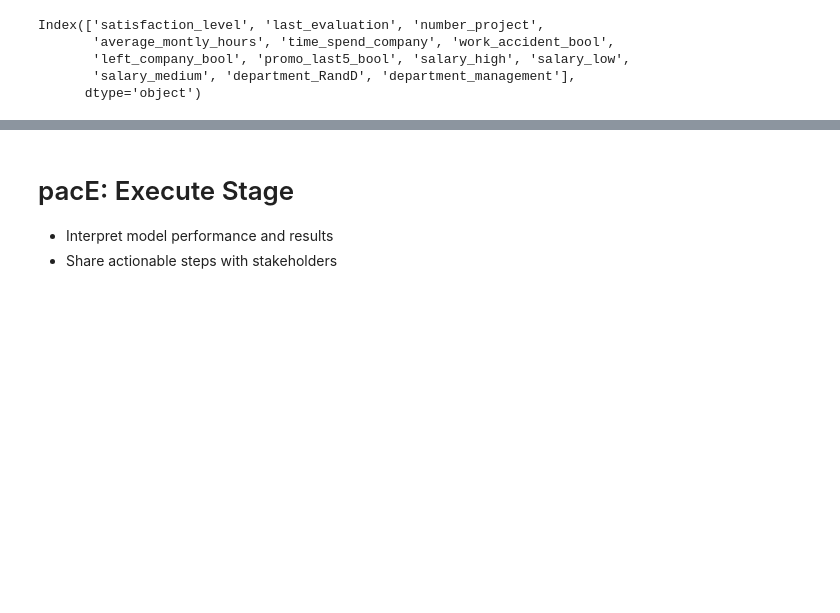
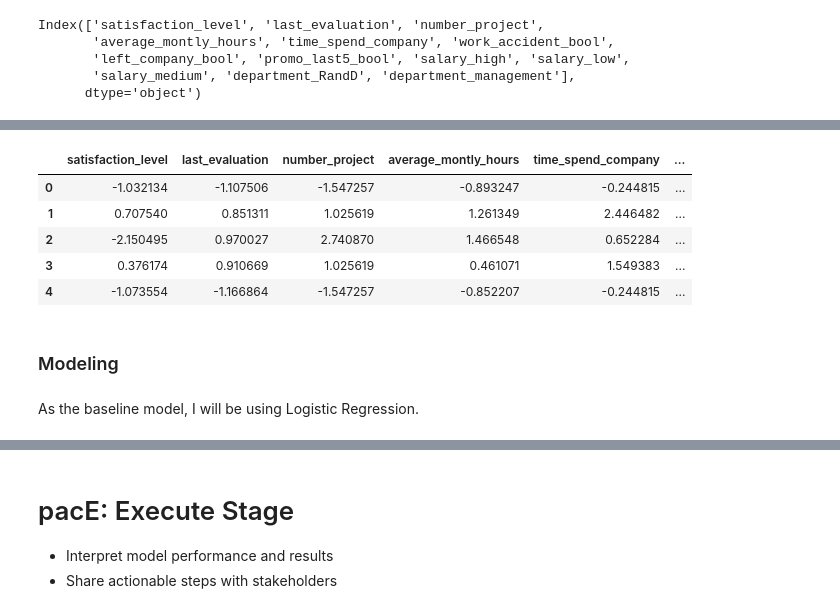
Before and after one commit to DoguKody/Predicting_Employee_Retention_Salifort_Motors, a Jupyter notebook: notebooks/Activity__Course_7_Salifort_Motors_project_lab.ipynb, the cells around one changed output, grey strips where cells are left out. Saved outputs shown, nothing was run; the diff lists cells and outputs as text; code cells hidden in the pictures; blank space fills up the shorter version.

```diff
--- a/notebooks/Activity__Course_7_Salifort_Motors_project_lab.ipynb
+++ b/notebooks/Activity__Course_7_Salifort_Motors_project_lab.ipynb
@@ -1048,0 +1067,14 @@ Add as many cells as you need to conduct the modeling process.
+# %%
+scaled_df = df_reduced_attrs.copy()
+scaled_df.head()
+# %% [output]
+|  | satisfaction_level | last_evaluation | number_project | average_montly_hours | time_spend_company | ... |
+| 0 | -1.032134 | -1.107506 | -1.547257 | -0.893247 | -0.244815 | ... |
+| 1 | 0.707540 | 0.851311 | 1.025619 | 1.261349 | 2.446482 | ... |
+| 2 | -2.150495 | 0.970027 | 2.740870 | 1.466548 | 0.652284 | ... |
+| 3 | 0.376174 | 0.910669 | 1.025619 | 0.461071 | 1.549383 | ... |
+| 4 | -1.073554 | -1.166864 | -1.547257 | -0.852207 | -0.244815 | ... |
+# %% [markdown]
+### Modeling
+# %% [markdown]
+As the baseline model, I will be using Logistic Regression.
```
Also changed, not shown: parts of 14 cells of this notebook, 1 other file.
